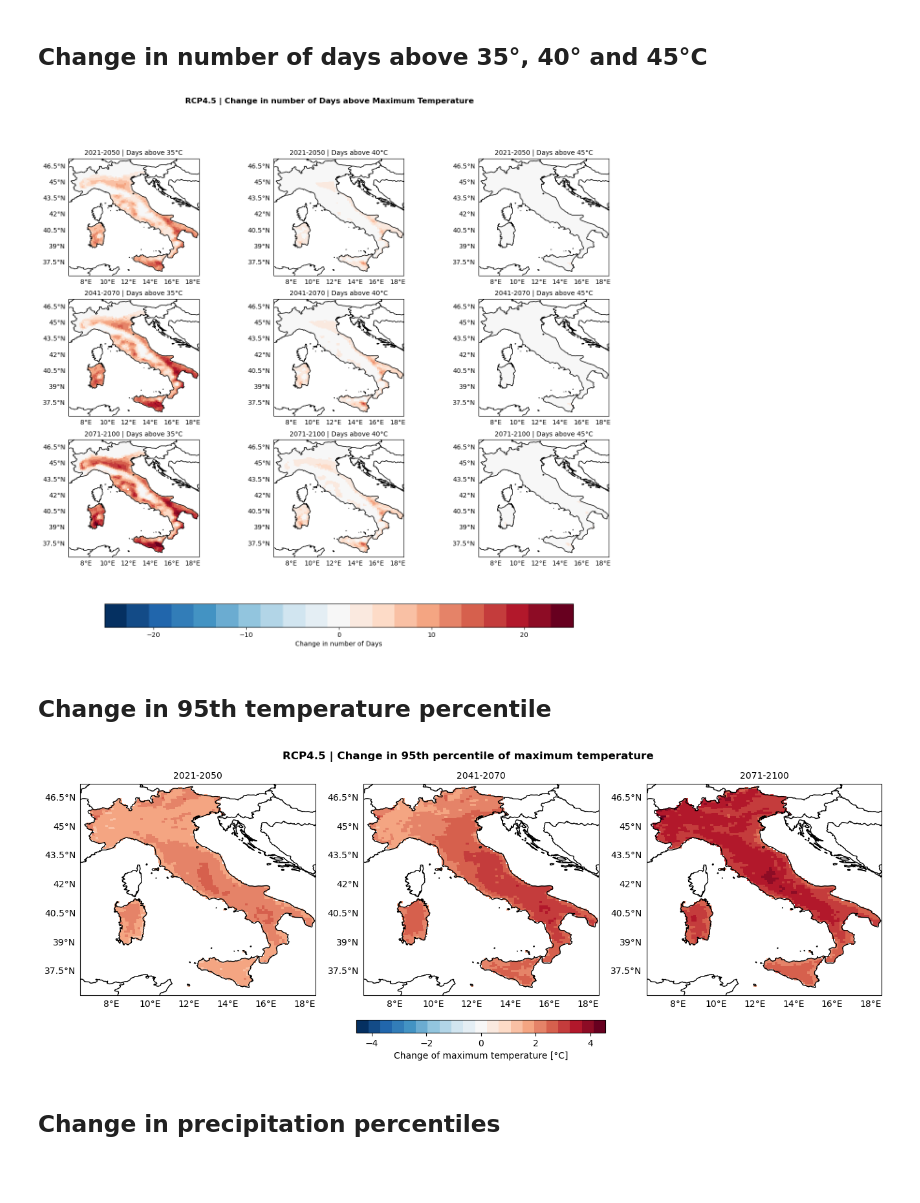
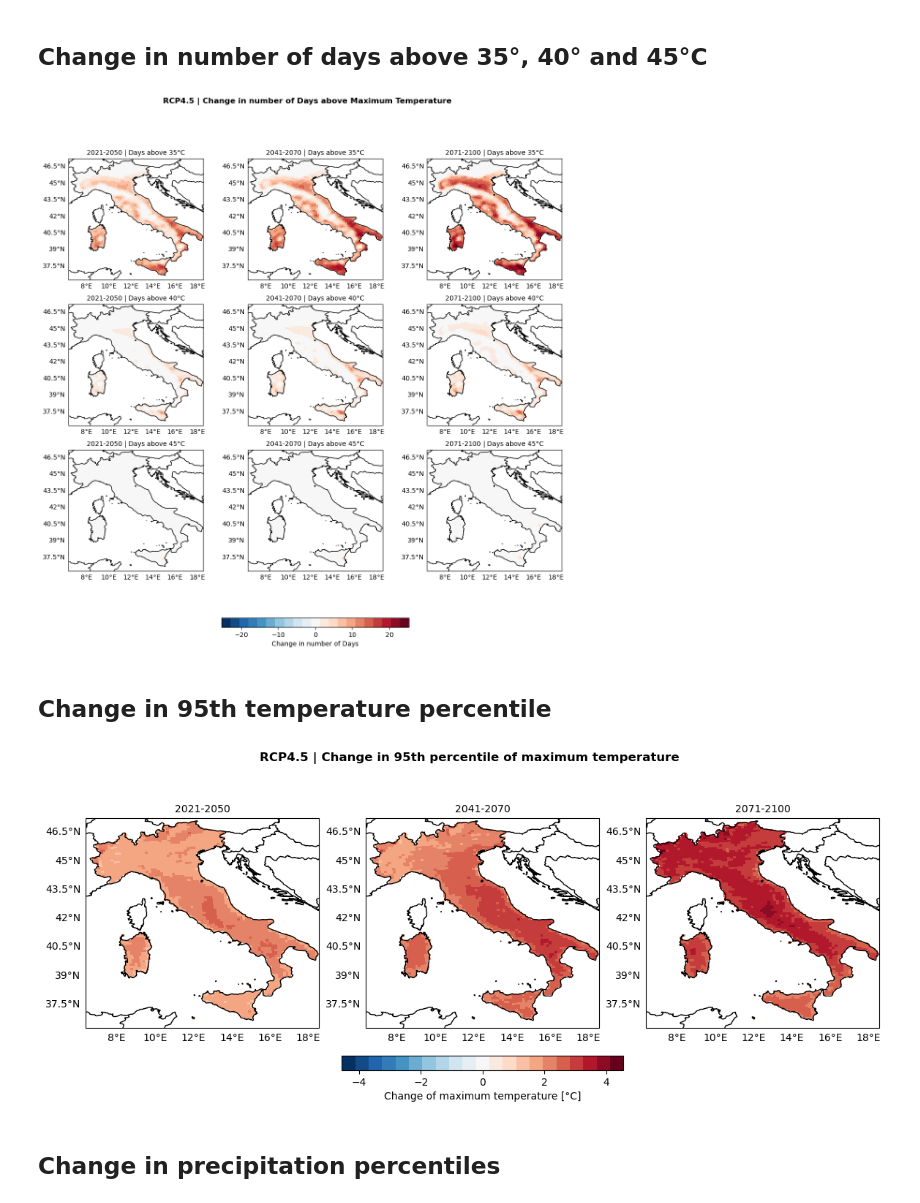
Before and after one commit to CLIMAAX/MULTI, a Jupyter notebook: 01_Infrastructure_heat_precipitation/Hazard_indicators_plot_change.ipynb, the cells around one changed output. Cells and saved outputs as stored; diff of their text form; code cells hidden in the pictures; blank space fills up the shorter version.

```diff
--- a/01_Infrastructure_heat_precipitation/Hazard_indicators_plot_change.ipynb
+++ b/01_Infrastructure_heat_precipitation/Hazard_indicators_plot_change.ipynb
@@ -77,28 +87,31 @@ tx_change = xr.concat(
 )['tx_days_above']
 # %%
 fig, axss = plt.subplots(nrows=len(thresholds), ncols=len(indicators_future_path),
-        figsize=(16, 13), subplot_kw={'projection': ccrs.PlateCarree()})
+        figsize=(14, 13), subplot_kw={'projection': ccrs.PlateCarree()})
 fig.suptitle(f'{global_title} | Change in number of Days above Maximum Temperature', fontweight='bold')
 
+# Ensure symmetric colorbar range
 lim = np.abs(tx_change).max()
 plot_kwargs = {
     'cmap': plt.get_cmap('RdBu_r', 21),
     'vmin': -lim,
     'vmax': lim,
     'transform': ccrs.PlateCarree()
 }
 
-for axs, period in zip(axss, indicators_future_path):
-    for ax, threshold in zip(axs, thresholds):
+# Rows: temperature thresholds
+for axs, threshold in zip(axss, thresholds):
+    # Columns: future periods/scenarios/etc.
+    for ax, period in zip(axs, indicators_future_path):
         configure_map(ax, title=f'{period} | Days above {threshold}°C')
         da = tx_change.sel(period=period, threshold=threshold)
         im = ax.pcolormesh(da['longitude'], da['latitude'], da, **plot_kwargs)
 
-fig.colorbar(im, ax=axss, orientation='horizontal', fraction=0.05, pad=0.1, label='Change in number of Days')
+fig.colorbar(im, ax=axss, orientation='horizontal', fraction=0.02, pad=0.1, label='Change in number of Days')
 
 fig.savefig(os.path.join(output_maps, "Temp_DaysAbove_change.png"))
 # %% [output]
-[figure, old version]
+[figure, new version]
 # %% [markdown]
 ## Change in 95th temperature percentile
 # %%
@@ -106,6 +119,6 @@ tmax_change = compute_change(f'Temp_P95.nc')["tmax2m"]
 # %%
 fig, axs = plt.subplots(nrows=1, ncols=len(indicators_future_path),
-        figsize=(16, 5), subplot_kw={'projection': ccrs.PlateCarree()})
+        figsize=(14, 5), subplot_kw={'projection': ccrs.PlateCarree()})
 fig.suptitle(f'{global_title} | Change in 95th percentile of maximum temperature', fontweight='bold')
 
 lim = np.abs(tmax_change).max()
@@ -125,7 +138,7 @@ fig.colorbar(im, ax=axs, orientation='horizontal', fraction=0.05, pad=0.1, label
 
 fig.savefig(os.path.join(output_maps, "Temp_P95_change.png"))
 # %% [output]
-[figure, old version]
+[figure, new version]
 # %% [markdown]
 ## Change in precipitation percentiles
 # %%
```
Also changed, not shown: parts of 9 cells of this notebook, 1 other file.
